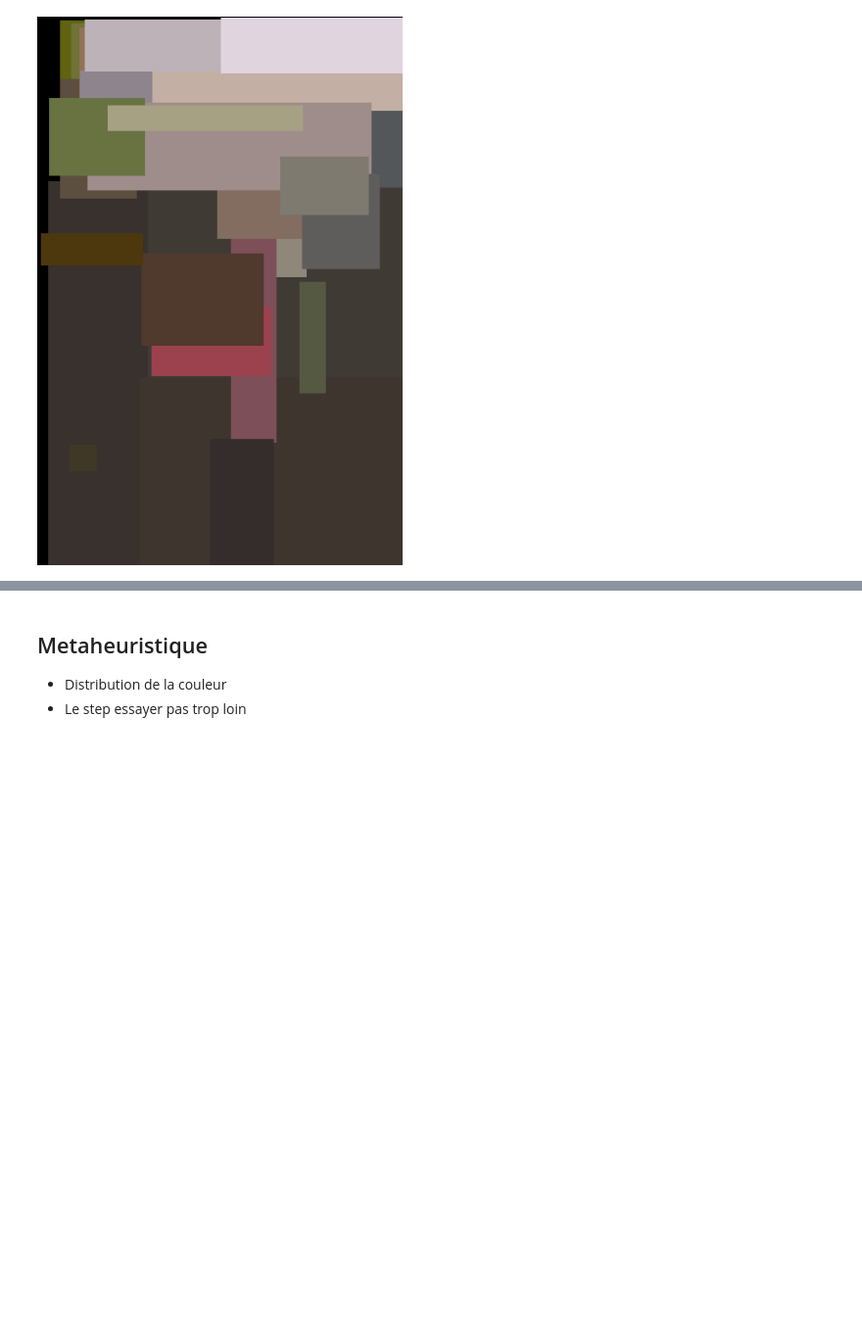
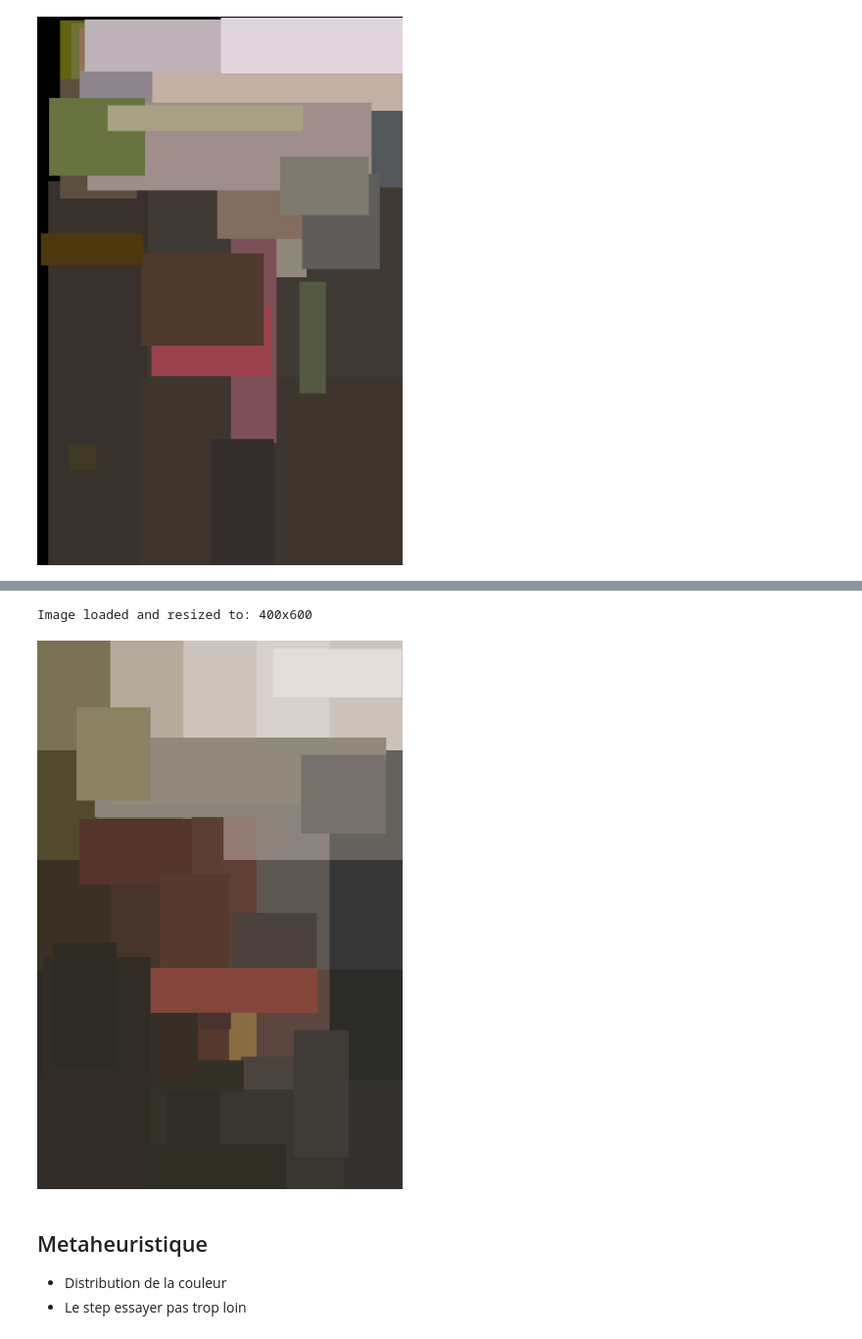
Before and after one commit to Max0uch1ta/geometrical-image-recreation, a Jupyter notebook: tp_svg.ipynb, the cells around one changed output, grey strips where cells are left out. Shown at 98% size. Drawn from its saved outputs; the diff is of its cells as text; code cells hidden in the pictures; blank space fills up the shorter version.

```diff
--- a/tp_svg.ipynb
+++ b/tp_svg.ipynb
@@ -359,3 +455,73 @@ Now is time to add new heuristics, first
+# %%
+# 1. Configuration
+IMAGE_PATH = "./test.png"
+MAX_ITERATIONS = 2000  # Increased iterations for fine-tuning
+SELECTED_SHAPE = Rect
+
+# 2. Load Image & Initialize Grid Seeding
+# Start with a 5x5 grid approximation instead of an empty canvas
+original_img, w, h = load_img(IMAGE_PATH, max_size=600)
+start_geno = initialize_grid(original_img, w, h, SELECTED_SHAPE, grid_size=5)
+
+# 3. Define Local Search Strategy
+def local_search(geno, original_img, shape_class, max_it=10000000, patience=10000):
+    """
+    Hill Climbing search that optimizes the genotype by applying random mutations
+    and keeping changes that improve the fitness score (SSD).
+    """
+    best_geno = geno.clone()
+    best_phenotype = generate_phenotype(best_geno.w, best_geno.h, best_geno.shapes)
+    best_score = compute_fitness(original_img, best_phenotype)
+
+    no_improve = 0
+    pbar = tqdm(range(max_it), desc="Optimizing")
+
+    for i in pbar:
+        neighbour = best_geno.clone()
+
+
+        # Apply mutation:
+        delta = random.uniform(0, 0.2)
+        move = random.randint(10, 20)
+
+        apply_mutation(
+            neighbour,
+            shape_class,
+            original_img=original_img,
+            mutation_type="random",
+            delta_scale=delta,
+            move_range=move
+        )
+
+        # Evaluate fitness
+        pheno = generate_phenotype(neighbour.w, neighbour.h, neighbour.shapes)
+        score = compute_fitness(original_img, pheno)
+
+        # Selection: Keep if score improves (lower is better)
+        if score < best_score:
+            best_geno = neighbour
+            best_score = score
+            no_improve = 0
+            pbar.set_postfix({"Score": f"{best_score:,}", "Stag": 0})
+        else:
+            no_improve += 1
+            pbar.set_postfix({"Score": f"{best_score:,}", "Stag": no_improve})
+
+        # Early Stopping
+        if no_improve >= patience:
+            print(f"Stagnation reached at iteration {i}")
+            break
+
+    return best_geno
+
+# 4. Execute Optimization
+final_geno = local_search(start_geno, original_img, SELECTED_SHAPE, MAX_ITERATIONS)
+
+# 5. Visual Result
+display(Image.fromarray(generate_phenotype(w, h, final_geno.shapes)))
+# %% [output]
+Image loaded and resized to: 400x600
+[figure, added]
 # %% [markdown]
 ## Metaheuristique
 - Distribution de la couleur
```
Also changed, not shown: parts of 4 cells of this notebook, 2 other files.
